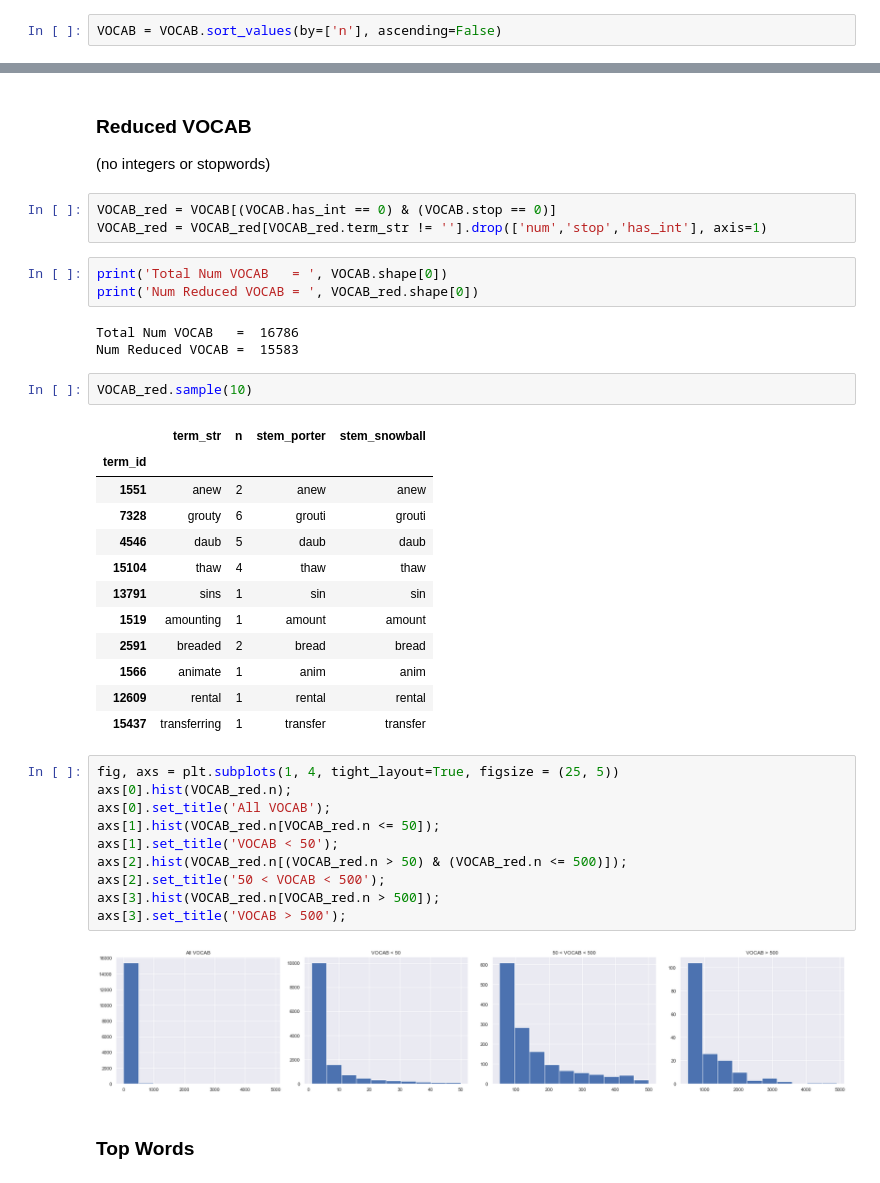
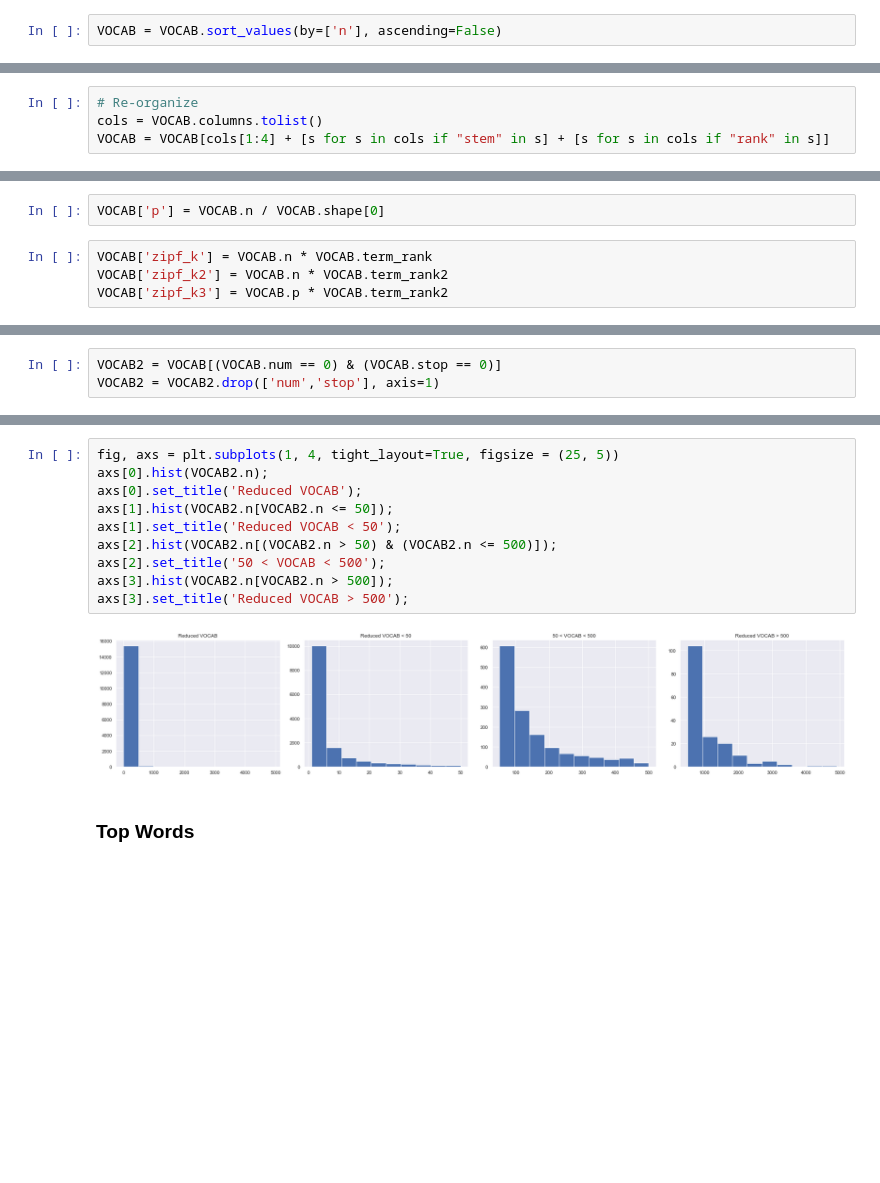
Before and after one commit to brigittehogan/Cookbook-Analytics, a Jupyter notebook: Cookbooks.ipynb, the cells around one changed output, grey strips where cells are left out. Saved outputs shown, nothing was run; the diff lists cells and outputs as text; blank space fills up the shorter version.

Commit message:
Added term_rank, zipfs K; updated integer markers; added option to save reduced VOCAB

```diff
--- a/Cookbooks.ipynb
+++ b/Cookbooks.ipynb
@@ -843,0 +869,4 @@ VOCAB = VOCAB.sort_values(by=['n'], ascending=False)
+# %%
+# Re-organize
+cols = VOCAB.columns.tolist()
+VOCAB = VOCAB[cols[1:4] + [s for s in cols if "stem" in s] + [s for s in cols if "rank" in s]]
@@ -843,0 +875,6 @@ VOCAB = VOCAB.sort_values(by=['n'], ascending=False)
+# %%
+VOCAB['p'] = VOCAB.n / VOCAB.shape[0]
+# %%
+VOCAB['zipf_k'] = VOCAB.n * VOCAB.term_rank
+VOCAB['zipf_k2'] = VOCAB.n * VOCAB.term_rank2
+VOCAB['zipf_k3'] = VOCAB.p * VOCAB.term_rank2
@@ -843,0 +895,3 @@ VOCAB = VOCAB.sort_values(by=['n'], ascending=False)
+# %%
+VOCAB2 = VOCAB[(VOCAB.num == 0) & (VOCAB.stop == 0)]
+VOCAB2 = VOCAB2.drop(['num','stop'], axis=1)
@@ -859,42 +911,15 @@ VOCAB.sample(10)
-# %% [markdown]
-### Reduced VOCAB
-(no integers or stopwords)
-# %%
-VOCAB_red = VOCAB[(VOCAB.has_int == 0) & (VOCAB.stop == 0)]
-VOCAB_red = VOCAB_red[VOCAB_red.term_str != ''].drop(['num','stop','has_int'], axis=1)
-# %%
-print('Total Num VOCAB   = ', VOCAB.shape[0])
-print('Num Reduced VOCAB = ', VOCAB_red.shape[0])
-# %% [output]
-Total Num VOCAB   =  16786
-Num Reduced VOCAB =  15583
-# %%
-VOCAB_red.sample(10)
-# %% [output]
-|  | term_str | n | stem_porter | stem_snowball |
-| term_id |  |  |  |  |
-| 1551 | anew | 2 | anew | anew |
-| 7328 | grouty | 6 | grouti | grouti |
-| 4546 | daub | 5 | daub | daub |
-| 15104 | thaw | 4 | thaw | thaw |
-| 13791 | sins | 1 | sin | sin |
-| 1519 | amounting | 1 | amount | amount |
-| 2591 | breaded | 2 | bread | bread |
-| 1566 | animate | 1 | anim | anim |
-| 12609 | rental | 1 | rental | rental |
-| 15437 | transferring | 1 | transfer | transfer |
 # %%
 fig, axs = plt.subplots(1, 4, tight_layout=True, figsize = (25, 5))
-axs[0].hist(VOCAB_red.n);
-axs[0].set_title('All VOCAB');
-axs[1].hist(VOCAB_red.n[VOCAB_red.n <= 50]);
-axs[1].set_title('VOCAB < 50');
-axs[2].hist(VOCAB_red.n[(VOCAB_red.n > 50) & (VOCAB_red.n <= 500)]);
+axs[0].hist(VOCAB2.n);
+axs[0].set_title('Reduced VOCAB');
+axs[1].hist(VOCAB2.n[VOCAB2.n <= 50]);
+axs[1].set_title('Reduced VOCAB < 50');
+axs[2].hist(VOCAB2.n[(VOCAB2.n > 50) & (VOCAB2.n <= 500)]);
 axs[2].set_title('50 < VOCAB < 500');
-axs[3].hist(VOCAB_red.n[VOCAB_red.n > 500]);
-axs[3].set_title('VOCAB > 500');
+axs[3].hist(VOCAB2.n[VOCAB2.n > 500]);
+axs[3].set_title('Reduced VOCAB > 500');
 # %% [output]
-[figure, old version]
+[figure, new version]
 # %% [markdown]
 ### Top Words
 # %%
```
Also changed, not shown: parts of 40 cells of this notebook.
